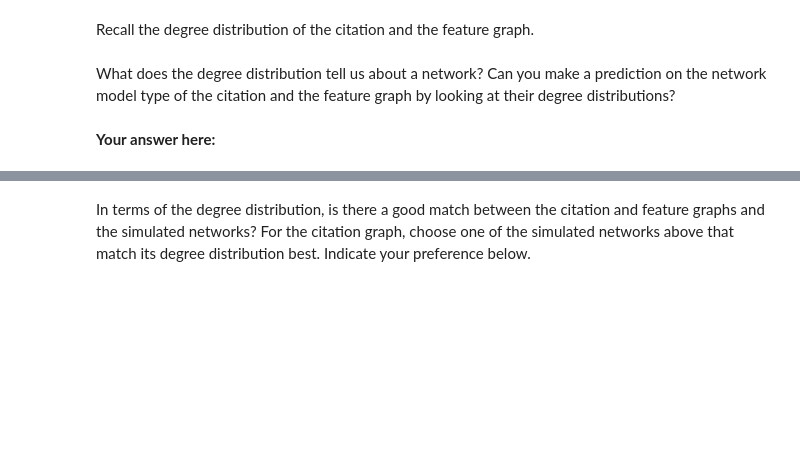
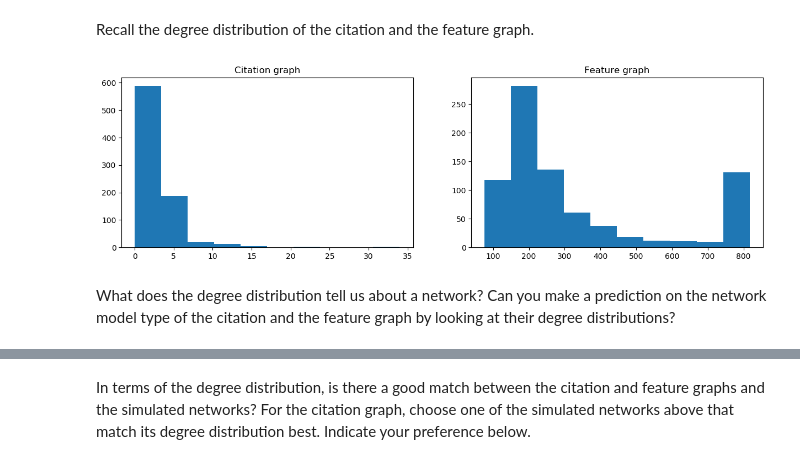
Before and after one commit to misterw97/ntds_2019, a Jupyter notebook: assignments/1_network_science.ipynb, the cells around one changed output, grey strips where cells are left out. Drawn from its saved outputs; the diff is of its cells as text; code cells hidden in the pictures; blank space fills up the shorter version.

```diff
--- a/assignments/1_network_science.ipynb
+++ b/assignments/1_network_science.ipynb
@@ -678,14 +720,12 @@ print('The giant component of the new Erdos-Rényi network has {} nodes and {} e
 # %% [markdown]
 Recall the degree distribution of the citation and the feature graph.
 # %%
-fig, axes = plt.subplots(1, 2, figsize=(15, 6))
+fig, axes = plt.subplots(1, 2, figsize=(15, 4))
 axes[0].set_title('Citation graph')
-citation_degrees = # Your code here.
-axes[0].hist(citation_degrees);
+axes[0].hist(degrees_citation);
 axes[1].set_title('Feature graph')
-feature_degrees = # Your code here.
-axes[1].hist(feature_degrees);
+axes[1].hist(degrees_feature);
+# %% [output]
+[figure, added]
 # %% [markdown]
 What does the degree distribution tell us about a network? Can you make a prediction on the network model type of the citation and the feature graph by looking at their degree distributions?
-# %% [markdown]
-**Your answer here:**
```
Also changed, not shown: parts of 44 cells of this notebook.
